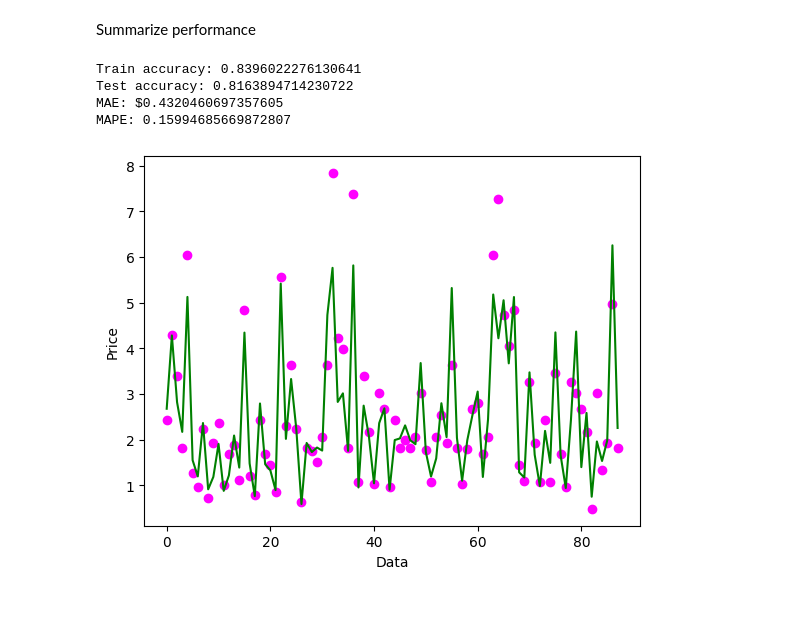
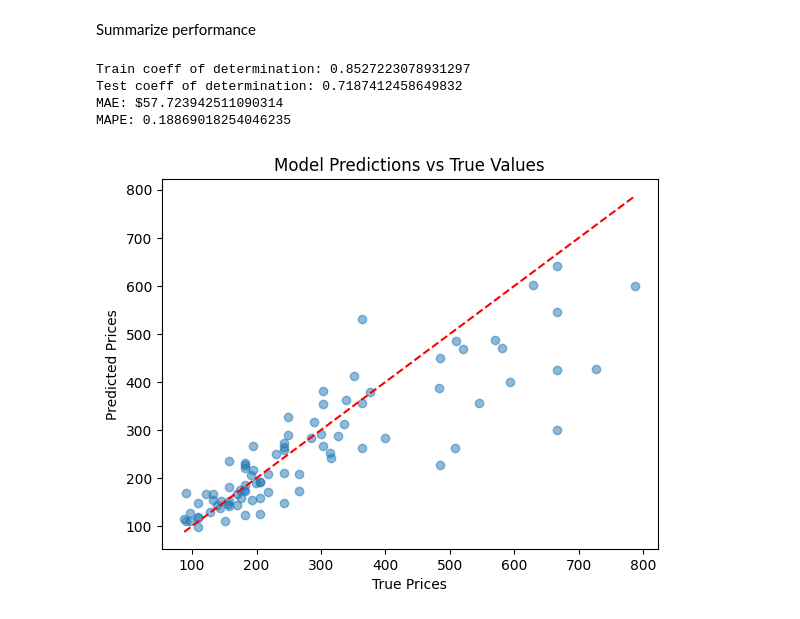
Before and after one commit to Intelligent-QuestionMark/Mobile-Device-Price-Prediction, a Jupyter notebook: Support Vector Regression/Smartphones_SVR.ipynb, the cells around one changed output. Cells and saved outputs as stored; diff of their text form; code cells hidden in the pictures.

```diff
--- a/Support Vector Regression/Smartphones_SVR.ipynb
+++ b/Support Vector Regression/Smartphones_SVR.ipynb
@@ -119,8 +123,7 @@ X_train, X_test, y_train, y_test = train_test_split(scaled_X, scaled_y, test_siz
 # %% [markdown]
 Fit the training data to the model, and test by performing predictions on the test data
 # %%
-from sklearn.svm import SVR
-regressor = SVR(kernel = 'rbf')
+regressor = SVR()
 regressor.fit(X_train, y_train)
 
 pred = regressor.predict(X_test)
@@ -132,23 +135,22 @@ real_price = sc_y.inverse_transform(y_test)
 # %% [markdown]
 Summarize performance
 # %%
-from sklearn.metrics import mean_absolute_error, mean_absolute_percentage_error
-
-print(f"Train accuracy: {regressor.score(X_train, y_train)}")
-print(f"Test accuracy: {regressor.score(X_test, y_test)}")
+print(f"Train coeff of determination: {regressor.score(X_train, y_train)}")
+print(f"Test coeff of determination: {regressor.score(X_test, y_test)}")
 print(f"MAE: ${mean_absolute_error(real_price, predicted_price)}")
 print(f"MAPE: {mean_absolute_percentage_error(real_price, predicted_price)}")
 
 import matplotlib.pyplot as plt
 graph_points = len(y_test)
-plt.scatter(range(graph_points), real_price[:graph_points], color = 'magenta')
-plt.plot(range(graph_points), predicted_price[:graph_points], color = 'green')
-plt.xlabel('Data')
-plt.ylabel('Price')
+plt.scatter(real_price, predicted_price, alpha=0.5)
+plt.plot([min(real_price), max(real_price)], [min(real_price), max(real_price)], 'r--')
+plt.xlabel("True Prices")
+plt.ylabel("Predicted Prices")
+plt.title("Model Predictions vs True Values")
 plt.show()
 # %% [output]
-Train accuracy: 0.8396022276130641
-Test accuracy: 0.8163894714230722
-MAE: $0.4320460697357605
-MAPE: 0.15994685669872807
+Train coeff of determination: 0.8527223078931297
+Test coeff of determination: 0.7187412458649832
+MAE: $57.723942511090314
+MAPE: 0.18869018254046235
-[figure, old version]
+[figure, new version]
```
Also changed, not shown: parts of 12 cells of this notebook, 2 other files.
